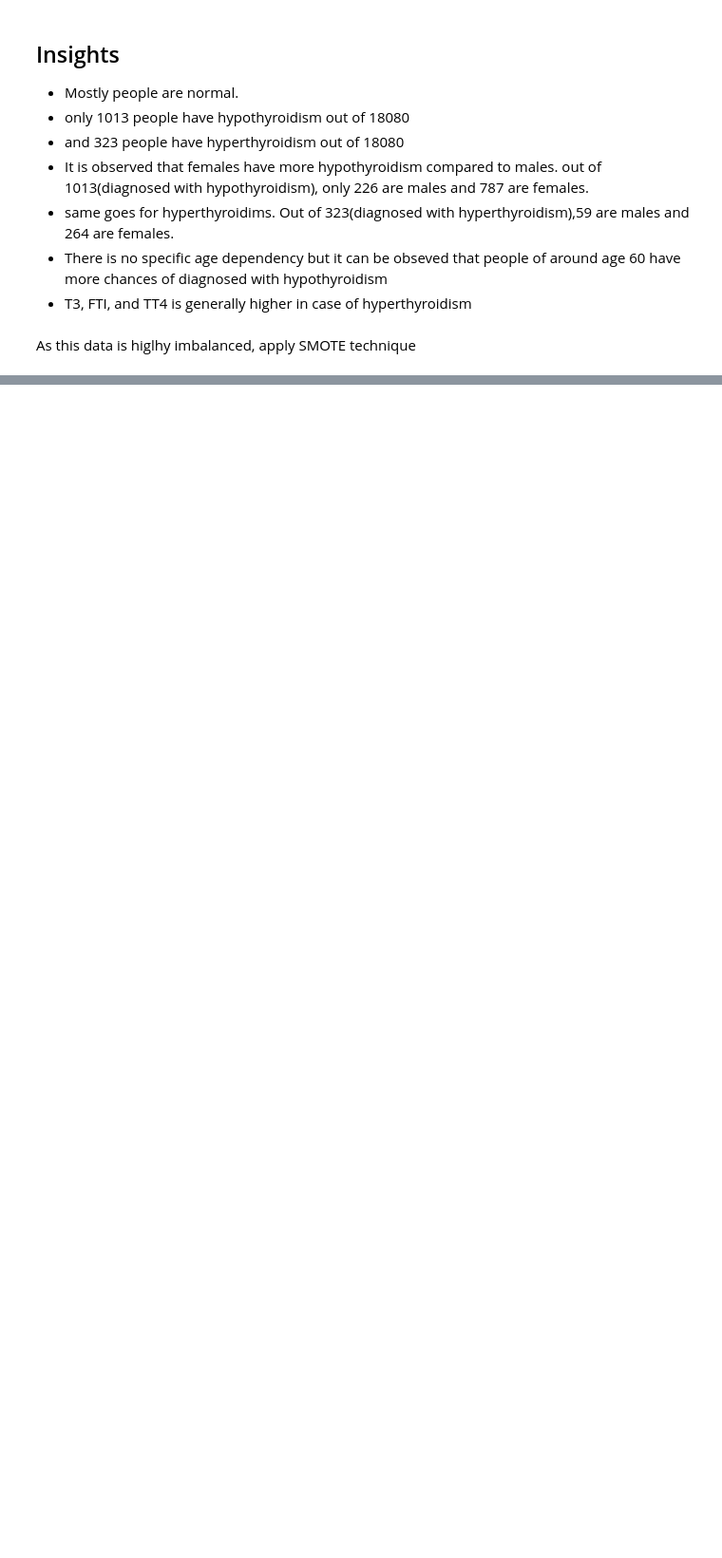
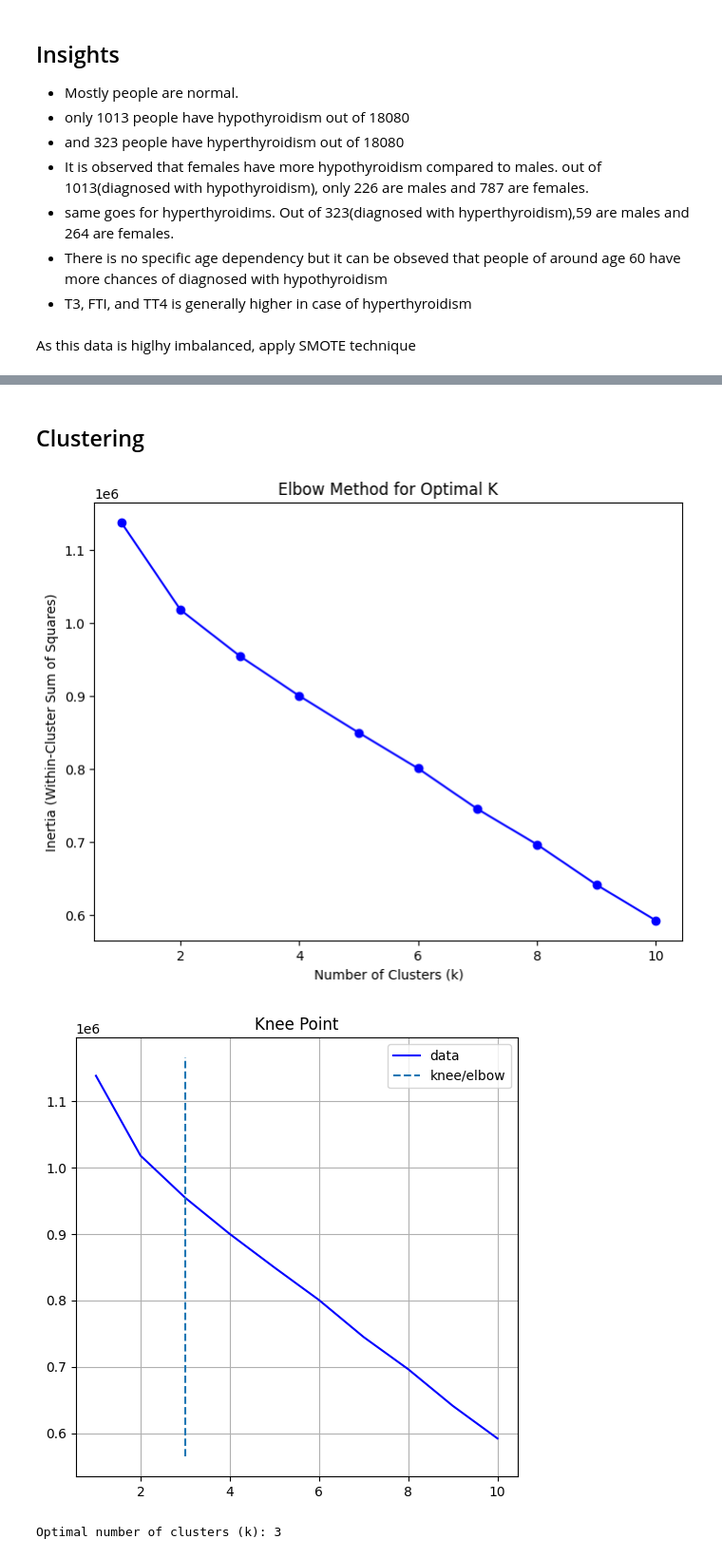
Before and after one commit to akash-soni/Thyroid-disease-detection, a Jupyter notebook: research/EDA.ipynb, the cells around one changed output, grey strips where cells are left out. Shown at 95% size. Drawn from its saved outputs; the diff is of its cells as text; code cells hidden in the pictures; blank space fills up the shorter version.

Commit message:
clustering done'

```diff
--- a/research/EDA.ipynb
+++ b/research/EDA.ipynb
@@ -892,0 +924,3 @@ As this data is higlhy imbalanced, apply SMOTE technique
+# %%
+resampled_data = pd.concat([X_resampled, y_resampled], axis=1)
+resampled_data.head()
@@ -892,0 +984,47 @@ As this data is higlhy imbalanced, apply SMOTE technique
+# %% [markdown]
+## Clustering
+# %%
+
+from sklearn.cluster import KMeans
+from sklearn.preprocessing import StandardScaler
+from kneed import KneeLocator
+
+X=resampled_data.drop(columns=['class'])
+
+
+scaler = StandardScaler()
+X_scaled = scaler.fit_transform(X)
+
+
+k_values = range(1, 11)
+
+
+inertia = []
+
+
+for k in k_values:
+    kmeans = KMeans(n_clusters=k, init='k-means++', random_state=42)
+    kmeans.fit(X_scaled)
+    inertia.append(kmeans.inertia_)
+
+
+knee_locator = KneeLocator(k_values, inertia, curve='convex', direction='decreasing')
+
+
+plt.figure(figsize=(8, 6))
+plt.plot(k_values, inertia, marker='o', linestyle='-', color='b')
+plt.xlabel('Number of Clusters (k)')
+plt.ylabel('Inertia (Within-Cluster Sum of Squares)')
+plt.title('Elbow Method for Optimal K')
+knee_locator.plot_knee()
+plt.grid(True)
+plt.show()
+
+
+optimal_k = knee_locator.elbow
+
+print(f'Optimal number of clusters (k): {optimal_k}')
+# %% [output]
+[figure, added]
+[figure, added]
+Optimal number of clusters (k): 3
```
Also changed, not shown: parts of 15 cells of this notebook, 1 other file.
